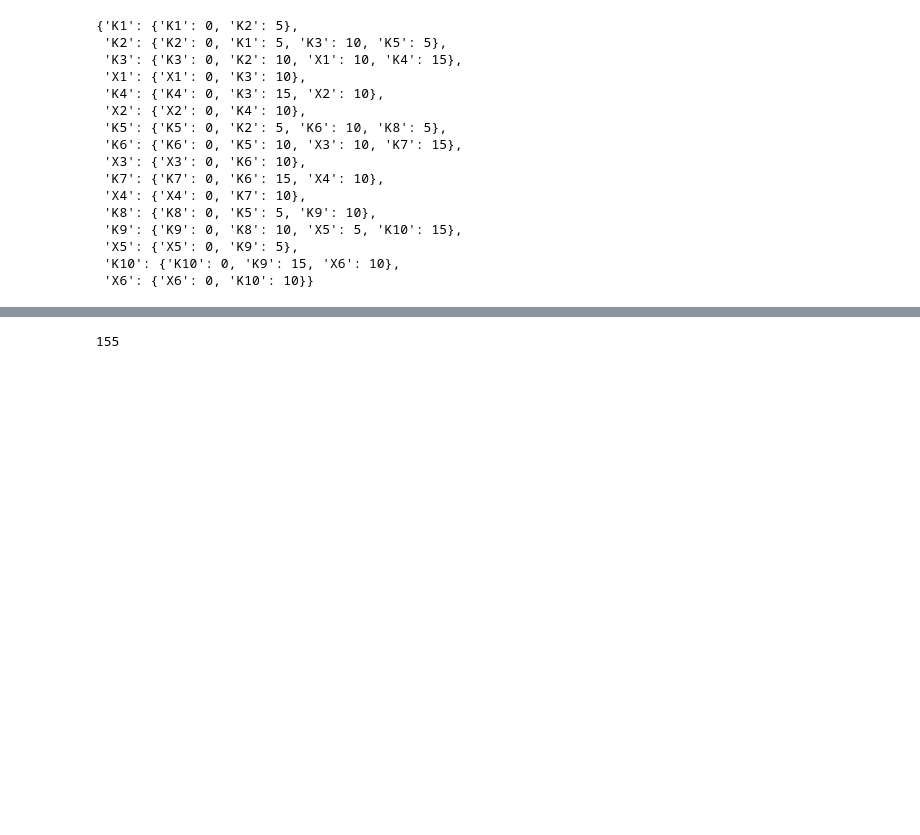
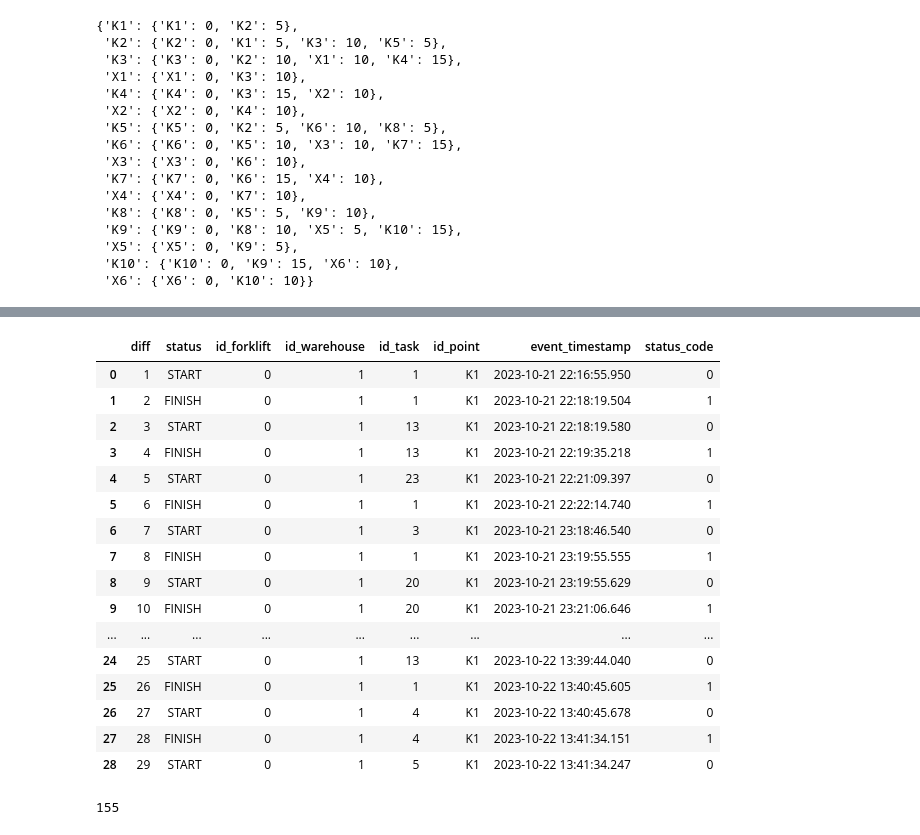
Before and after one commit to Lenidoxll/Automated-warehouse-monitoring, a Jupyter notebook: AnalyticalQueries.ipynb, the cells around one changed output, grey strips where cells are left out. Drawn from its saved outputs; the diff is of its cells as text; code cells hidden in the pictures; blank space fills up the shorter version.

Commit message:
Fixed 2 queries to work with the new tables

```diff
--- a/AnalyticalQueries.ipynb
+++ b/AnalyticalQueries.ipynb
@@ -224,11 +251,11 @@ params = {
 'warehouse' :  [1],
 # _ts = YYYY-MM-DD HH:mm
 'from_ts' : "2023-10-21 12:42:00.000",
-'to_ts' : "2023-10-21 12:45:00.000",
+'to_ts' : "2023-10-25 12:45:00.000",
 }
 query = f'''
 SELECT *
-FROM `default`.main_data_stg_t
+FROM {db}.{table}
 WHERE id_forklift in %(forklit)s
 and id_warehouse in  %(warehouse)s
 and event_timestamp BETWEEN %(from_ts)s and %(to_ts)s
@@ -238,7 +265,15 @@ ORDER by event_timestamp ASC ;
 result = client.execute(query, params=params)
 
 # Convert the result to a Pandas DataFrame
-df = pd.DataFrame(result, columns=[desc[0] for desc in client.execute("DESCRIBE `default`.main_data_stg_t")])
+df = pd.DataFrame(result, columns=[desc[0] for desc in client.execute(f"DESCRIBE {db}.{table}")])
+
+code_map = {
+    'START':0, 'FINISH':1
+}
+df['status_code'] = df.status.apply(lambda x: code_map.get(x, 2))
+df['diff'] = df.status_code.diff().ne(0).cumsum()
+df = df.groupby('diff').agg('max')
+df = df.reset_index()
 # leave only start/finish events. assume the rover moves all the time, while not on k1 station
 idle_time = (df['event_timestamp'] - df['event_timestamp'].shift(1)).sum()
 if df['status'][0] == 'START':
@@ -252,3 +287,23 @@ idle_time, busy_time
+# %%
+df.reset_index()
+# %% [output]
+|  | diff | status | id_forklift | id_warehouse | id_task | id_point | event_timestamp | status_code |
+| 0 | 1 | START | 0 | 1 | 1 | K1 | 2023-10-21 22:16:55.950 | 0 |
+| 1 | 2 | FINISH | 0 | 1 | 1 | K1 | 2023-10-21 22:18:19.504 | 1 |
+| 2 | 3 | START | 0 | 1 | 13 | K1 | 2023-10-21 22:18:19.580 | 0 |
+| 3 | 4 | FINISH | 0 | 1 | 13 | K1 | 2023-10-21 22:19:35.218 | 1 |
+| 4 | 5 | START | 0 | 1 | 23 | K1 | 2023-10-21 22:21:09.397 | 0 |
+| 5 | 6 | FINISH | 0 | 1 | 1 | K1 | 2023-10-21 22:22:14.740 | 1 |
+| 6 | 7 | START | 0 | 1 | 3 | K1 | 2023-10-21 23:18:46.540 | 0 |
+| 7 | 8 | FINISH | 0 | 1 | 1 | K1 | 2023-10-21 23:19:55.555 | 1 |
+| 8 | 9 | START | 0 | 1 | 20 | K1 | 2023-10-21 23:19:55.629 | 0 |
+| 9 | 10 | FINISH | 0 | 1 | 20 | K1 | 2023-10-21 23:21:06.646 | 1 |
+| ... | ... | ... | ... | ... | ... | ... | ... | ... |
+| 24 | 25 | START | 0 | 1 | 13 | K1 | 2023-10-22 13:39:44.040 | 0 |
+| 25 | 26 | FINISH | 0 | 1 | 1 | K1 | 2023-10-22 13:40:45.605 | 1 |
+| 26 | 27 | START | 0 | 1 | 4 | K1 | 2023-10-22 13:40:45.678 | 0 |
+| 27 | 28 | FINISH | 0 | 1 | 4 | K1 | 2023-10-22 13:41:34.151 | 1 |
+| 28 | 29 | START | 0 | 1 | 5 | K1 | 2023-10-22 13:41:34.247 | 0 |
 # %%
 # Вывод пройденного расстояния за период (в разбивке по дням);
 params = {
```
Also changed, not shown: parts of 8 cells of this notebook.
